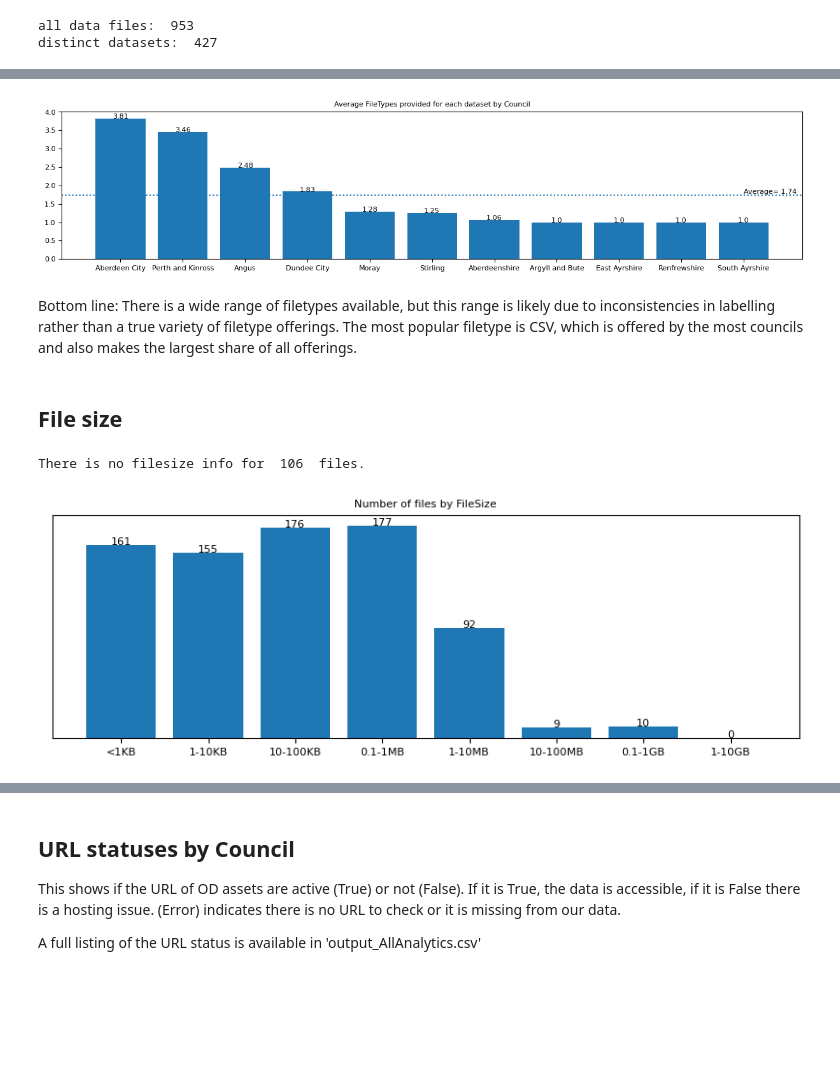
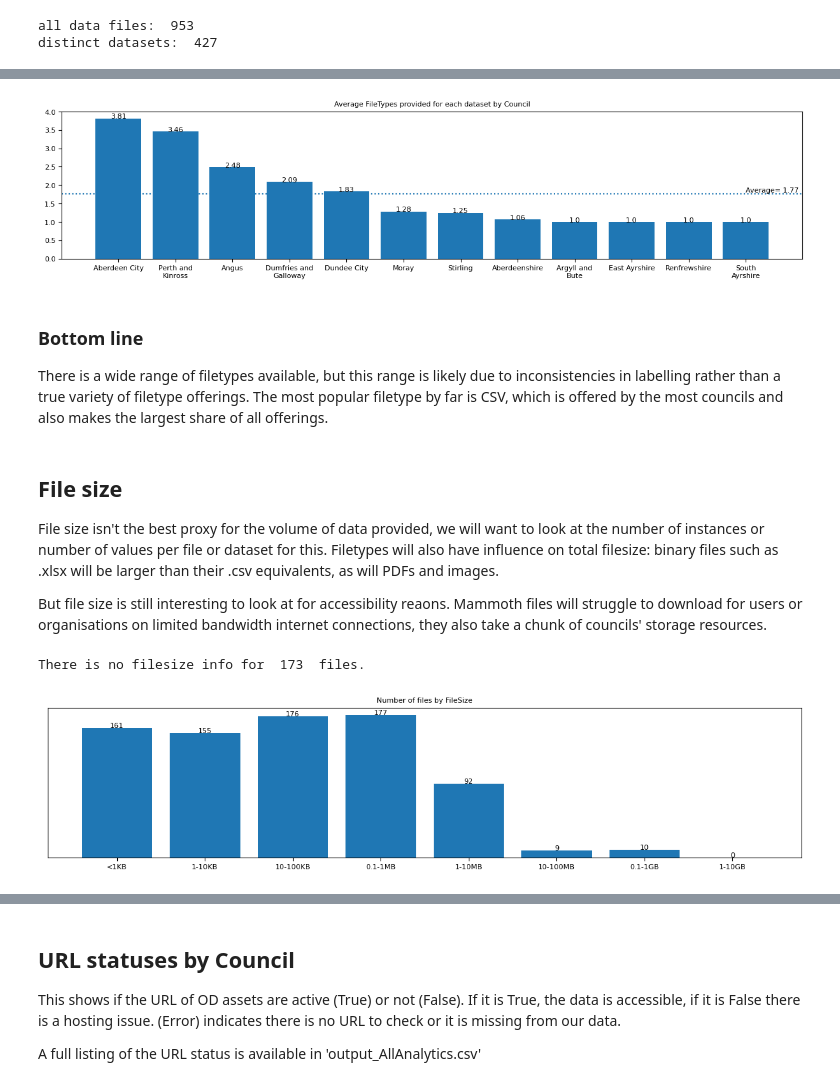
Before and after one commit to OpenDataScotland/the_od_bods, a Jupyter notebook: analytics/analytics.ipynb, the cells around one changed output, grey strips where cells are left out. Cells and saved outputs as stored; diff of their text form; code cells hidden in the pictures; blank space fills up the shorter version.

Commit message:
last of the analysis commentary and newest versions of all outputs

```diff
--- a/analytics/analytics.ipynb
+++ b/analytics/analytics.ipynb
@@ -11,11 +11,11 @@ from textwrap import wrap
 ### Loading data
 
 ### From ckan output
-source_ckan = pd.read_csv('../data/ckan_output.csv')
+source_ckan = pd.read_csv('../data/ckan_output.csv', parse_dates=['DateUpdated'])
 source_ckan['Source'] = 'ckan API'
 
 ### From google sheets
-source_gsheets = pd.read_csv('../data/from_Google_Sheets.csv')
+source_gsheets = pd.read_csv('../data/from_Google_Sheets.csv', parse_dates=['DateUpdated'])
 source_gsheets['Source'] = 'manual extraction'
 
 ### From arcgis api
@@ -24,7 +24,7 @@ folder = '../data/arcgis/'
 for dirname, _, filenames in os.walk(folder):
     for filename in filenames:
         if filename.rsplit('.',1)[1] == 'csv':
-            source_arcgis = source_arcgis.append(pd.read_csv(folder + r'/' + filename))
+            source_arcgis = source_arcgis.append(pd.read_csv(folder + r'/' + filename, parse_dates=['DateUpdated']))
 source_arcgis['Source'] = 'arcgis API'
 
 ### From usmart api
@@ -33,8 +33,10 @@ folder = '../data/USMART/'
 for dirname, _, filenames in os.walk(folder):
     for filename in filenames:
         if filename.rsplit('.',1)[1] == 'csv':
-            source_usmart = source_usmart.append(pd.read_csv(folder + r'/' + filename))
+            source_usmart = source_usmart.append(pd.read_csv(folder + r'/' + filename, parse_dates=['DateUpdated']))
 source_usmart['Source'] = 'USMART API'
+source_usmart['DateUpdated'] = source_usmart['DateUpdated'].apply(lambda x: x.replace(tzinfo=None))
+
 
 ### Combine all data into single table
 data = source_ckan.append([source_gsheets, source_arcgis, source_usmart])
@@ -54,6 +56,10 @@ owner_renames = {
 data['Owner'] = data['Owner'].replace(owner_renames)
 ### Format dates as datetime type
 data['DateUpdated'] = pd.to_datetime(data['DateUpdated'], format='%Y-%m-%d', errors='coerce')
+### Inconsistencies in casing for FileType
+data['FileType'] = data['FileType'].str.upper()
+### Creating a dummy column
+data['AssetStatus'] = None
 
 ### Output combined data to csv
 data.to_csv('../data/merged_output.csv')
@@ -108,7 +114,7 @@ def columnchart(title, x_col, y_col, ):
     fig = plt.bar(x=x_col, height=y_col)
     plt.ylabel(''), plt.xlabel(''), plt.yticks([])
     addlabels(x_col, y_col,0)
-    wrapaxis(x_col,10)
+    wrapaxis(x_col,13)
     plt.title(title)
-    plt.savefig(title+'.png')
+    plt.savefig('image_'+title+'.png')
     plt.show()
@@ -287,21 +329,28 @@ stats_e = stats_e.sort_values(by=['FileType'], ascending=False).reset_index(drop
 stats_e_mean = round(stats_e['FileType'].mean(),2)
 
 ### Chart
+
 plt.figure(figsize=(15,3))
 plt.bar(x=stats_e['Owner'], height=stats_e['FileType'])
 plt.ylabel(''), plt.xlabel('')
 addlabels(stats_e['Owner'], stats_e['FileType'],2)
+wrapaxis(stats_e['Owner'],13)
 plt.axhline(y=stats_e_mean, linestyle=':')
 plt.text(x=len(stats_e)-1, y=stats_e_mean, s='Average= '+ str(stats_e_mean), verticalalignment='bottom')
 plt.title('Average FileTypes provided for each dataset by Council')
-plt.savefig('Average FileTypes provided for each dataset by Council.png')
+plt.savefig('image_Average FileTypes provided for each dataset by Council.png')
 plt.show()
 # %% [output]
-[figure, old version]
+[figure, new version]
 # %% [markdown]
-Bottom line: There is a wide range of filetypes available, but this range is likely due to inconsistencies in labelling rather than a true variety of filetype offerings. The most popular filetype is CSV, which is offered by the most councils and also makes the largest share of all offerings.
+### Bottom line
+There is a wide range of filetypes available, but this range is likely due to inconsistencies in labelling rather than a true variety of filetype offerings. The most popular filetype by far is CSV, which is offered by the most councils and also makes the largest share of all offerings.
-# %% [markdown]
-## File size
+# %% [markdown]
+<a id='sizes'></a>
+## File size
+File size isn't the best proxy for the volume of data provided, we will want to look at the number of instances or number of values per file or dataset for this. Filetypes will also have influence on total filesize: binary files such as .xlsx will be larger than their .csv equivalents, as will PDFs and images.
+
+But file size is still interesting to look at for accessibility reaons. Mammoth files will struggle to download for users or organisations on limited bandwidth internet connections, they also take a chunk of councils' storage resources.
 # %%
 ### Convert file size units to bytes
 def filesize_convert(unit, val):
@@ -329,17 +378,12 @@ if filesize_issues > 0:
     print('There is no filesize info for ',filesize_issues,' files.')
 else: None
 # %% [output]
-There is no filesize info for  106  files.
+There is no filesize info for  173  files.
 # %%
 ### Count of files by filesize bins
 stats_g = data.groupby(['FileSizeBins']).size().reset_index()
 
 ### Chart
-plt.figure(figsize=(10,3))
-plt.bar(x=stats_g['FileSizeBins'], height=stats_g[0])
-addlabels(stats_g['FileSizeBins'], stats_g[0],0)
-plt.ylabel(''), plt.xlabel(''), plt.yticks([])
-plt.title('Number of files by FileSize')
-plt.show()
+columnchart('Number of files by FileSize', stats_g['FileSizeBins'], stats_g[0])
 # %% [output]
-[figure, old version]
+[figure, new version]
```
Also changed, not shown: parts of 45 cells of this notebook, 24 other files.
